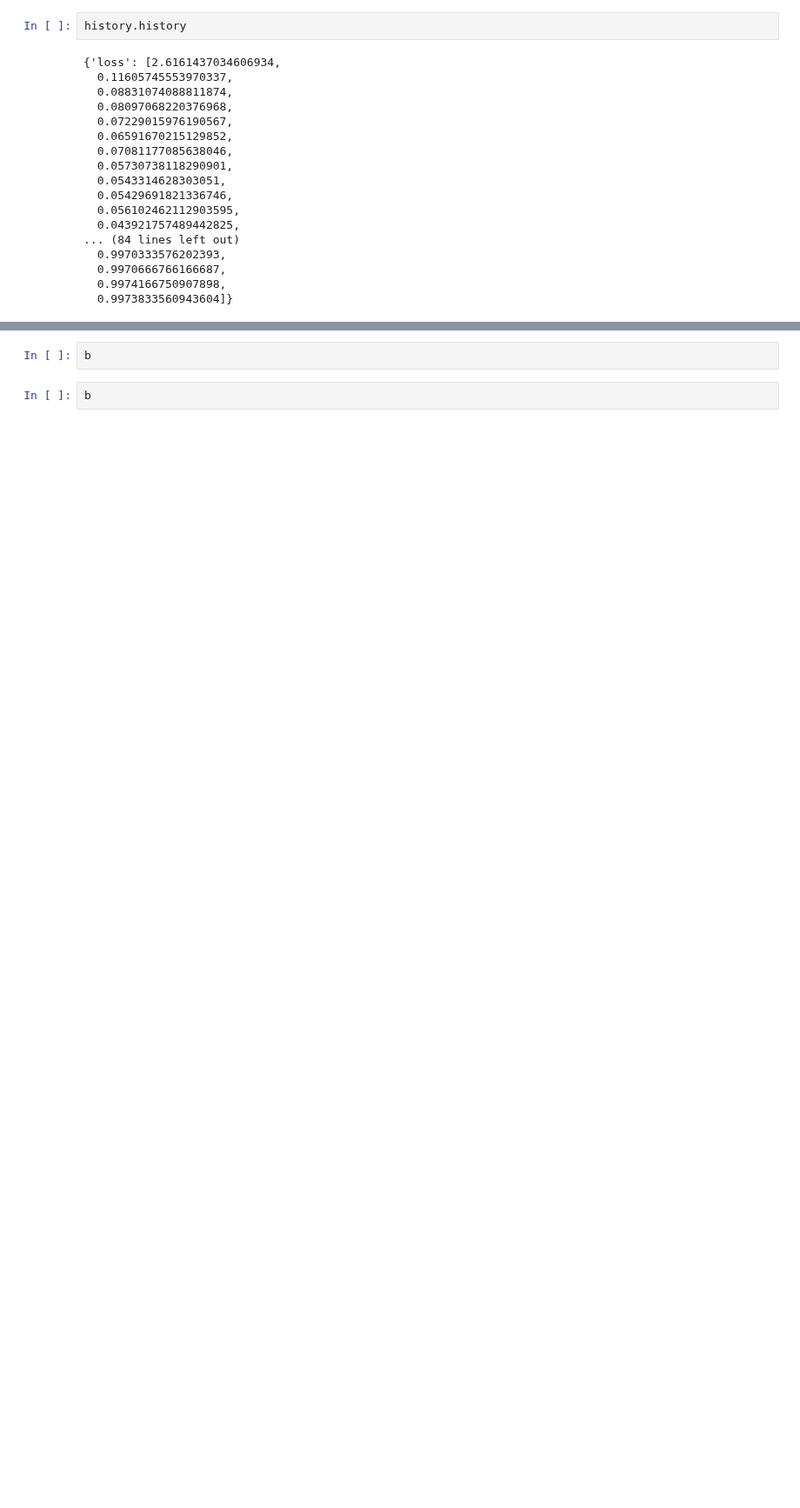
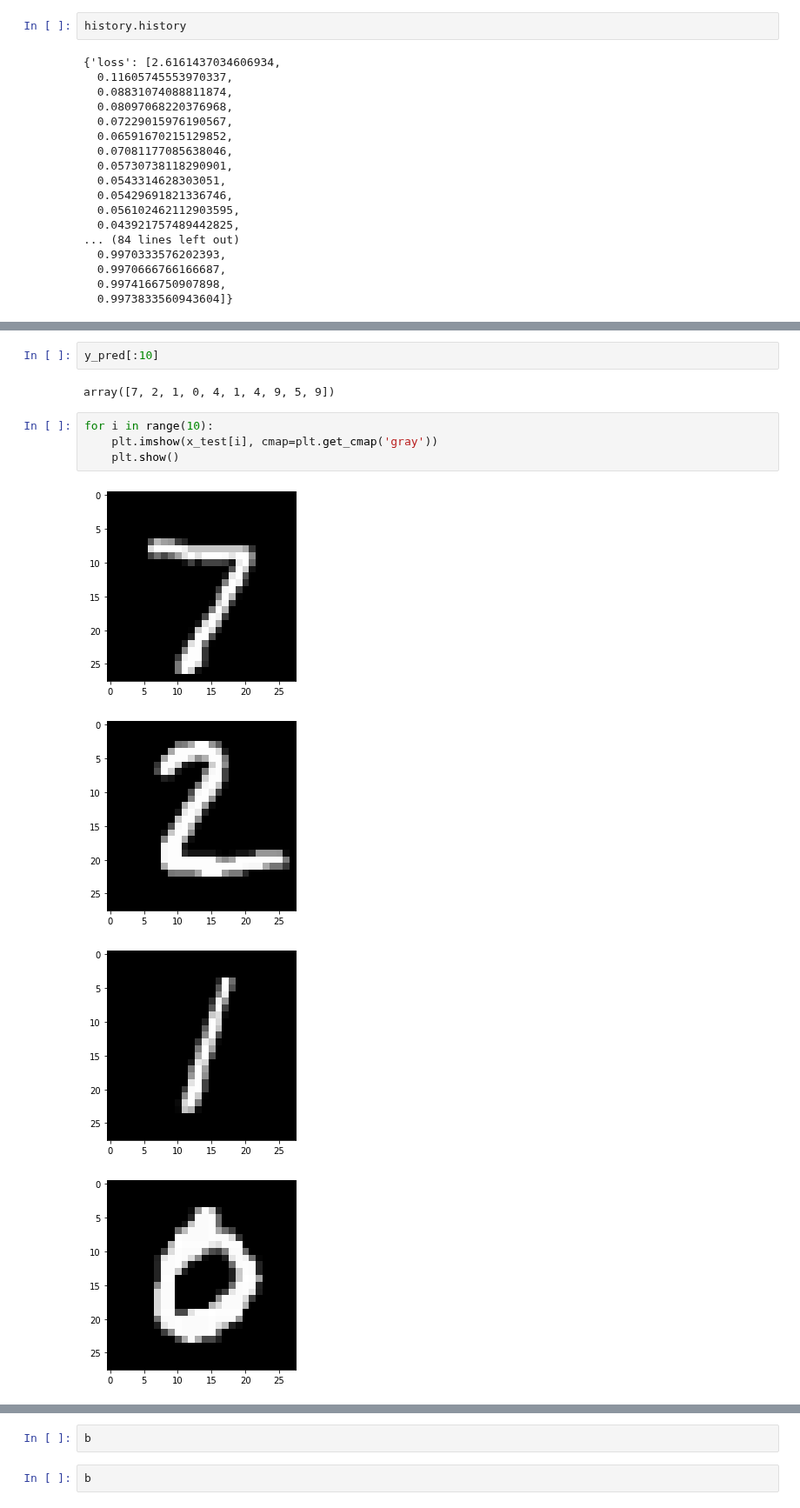
Before and after one commit to ram130849/Deep_Learning_Systems, a Jupyter notebook: TensorFlow/Ramki/E533_DLS_Assignment_1.ipynb, the cells around one changed output, grey strips where cells are left out. Shown at 87% size. Saved outputs shown, nothing was run; the diff lists cells and outputs as text; blank space fills up the shorter version.

```diff
--- a/TensorFlow/Ramki/E533_DLS_Assignment_1.ipynb
+++ b/TensorFlow/Ramki/E533_DLS_Assignment_1.ipynb
@@ -124,0 +138,13 @@ history.history
+# %%
+y_pred[:10]
+# %% [output]
+array([7, 2, 1, 0, 4, 1, 4, 9, 5, 9])
+# %%
+for i in range(10):
+    plt.imshow(x_test[i], cmap=plt.get_cmap('gray'))
+    plt.show()
+# %% [output]
+[figure, added]
+[figure, added]
+[figure, added]
+[figure, added]
```
Also changed, not shown: parts of 5 cells of this notebook.
